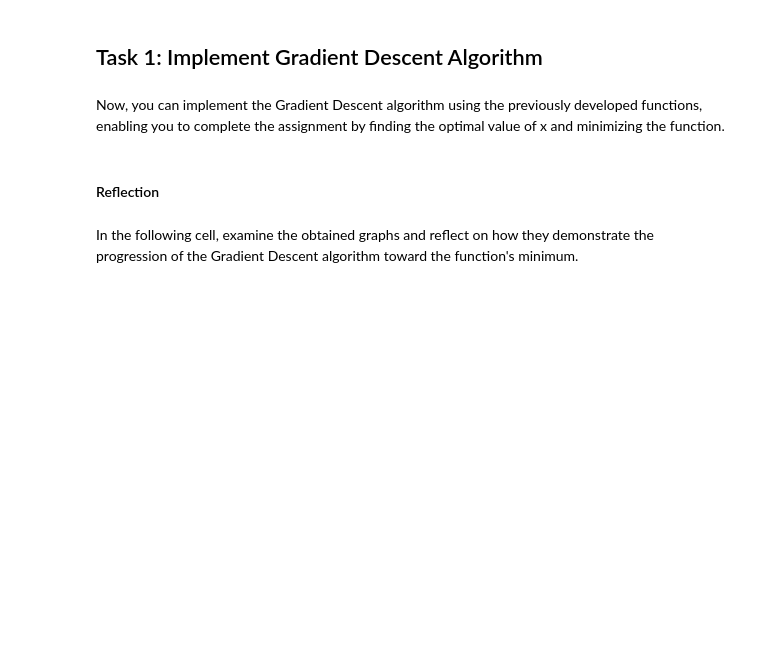
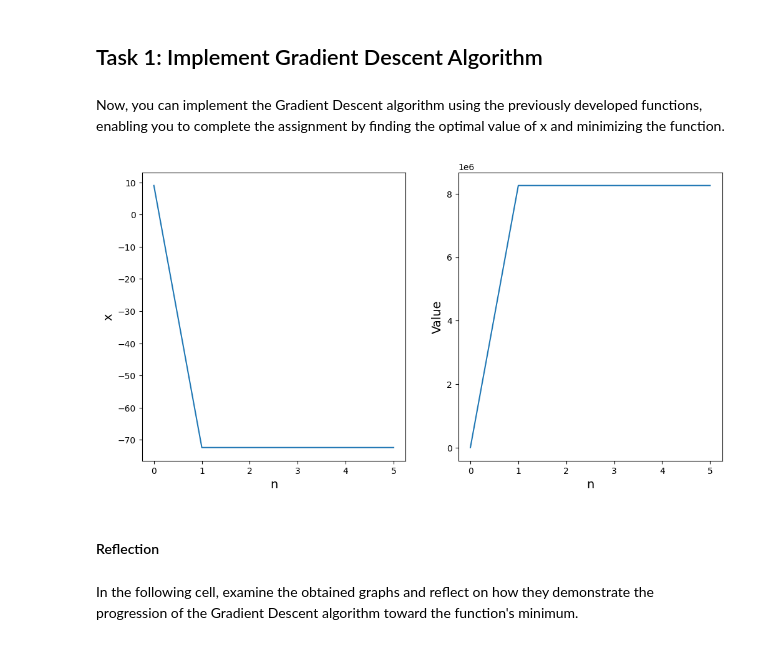
Before and after one commit to MaksBurchard240894/HFG7, a Jupyter notebook: Block B/AlgebraicExample_temp.ipynb, the cells around one changed output. Cells and saved outputs as stored; diff of their text form; code cells hidden in the pictures; blank space fills up the shorter version.

```diff
--- a/Block B/AlgebraicExample_temp.ipynb
+++ b/Block B/AlgebraicExample_temp.ipynb
@@ -21,7 +21,7 @@ Consider an initial value for $𝑥$. You can initiate the Gradient Descent algo
 # %%
 # Put your code here (1 line of code)
 # Consider an initial value for x
-x = None
+x = 9
 # %% [markdown]
 ###  Define function
 Define the following function
@@ -37,7 +37,7 @@ def my_fun(x):
     # y (scalar value): output of the function
 
     # Put your code here (1 line of code)
-    y = None
+    y = 0.3 * x ** 4 - 0.1 * x ** 3 - 2 * x ** 2 - 0.8 * x
 
     return y
 # %% [markdown]
@@ -91,7 +95,7 @@ def grad_descent_step(x, alf):
     # x_new: the new value for x
 
     # Put your code here (1 line of code)
-    x_new = None
+    x_new = x - alf * (1.2 * x ** 3 - 0.3 * x ** 2 - 4 * x - 0.8)
 
     return x_new
 # %% [markdown]
@@ -111,45 +117,47 @@ Now, you can implement the Gradient Descent algorithm using the previously devel
 # %%
 # Put your code here (1 line of code)
 # Choose an initial value for x
-x_init = None
+x_init = 9
 
 # Put your code here (1 line of code)
 # Choose the learning rate
-gam = None
+gam = 0.1
 
 # Put your code here (1 line of code)
 # Choose the number of iterations
-N = None
+N = 5
 
 # Save the values for x and function value
 X = [x_init]
 
 # Save the function value at x_init
 FUN_VAL = [my_fun(x_init)]
 
 for n in range(N):
 
     # Put your code here (1 line of code)
     # call the grad_descent_step
-    x_new = None
+    x_new = grad_descent_step(x, gam)
 
     # Put your code here (2 lines of code)
     # save the obtained value x_new in the list X (use append method)
     # save the function value at point x_new (use append method)
-    None
-    None
+    X.append(x_new)
+    FUN_VAL.append(my_fun(x_new))
 
 # Plot the results
 fig, ax = plt.subplots(1,2, figsize=(12,6))
 ax[0].plot(range(N+1), X)
 ax[0].set_xlabel('n', size=14)
 ax[0].set_ylabel('x', size=14)
 
 ax[1].plot(range(N+1), FUN_VAL)
 ax[1].set_xlabel('n', size=14)
 ax[1].set_ylabel('Value', size=14)
 
 plt.show()
+# %% [output]
+[figure, added]
 # %% [markdown]
 #### Reflection
 # %% [markdown]
```
Also changed, not shown: parts of 14 cells of this notebook, 1 other file.
